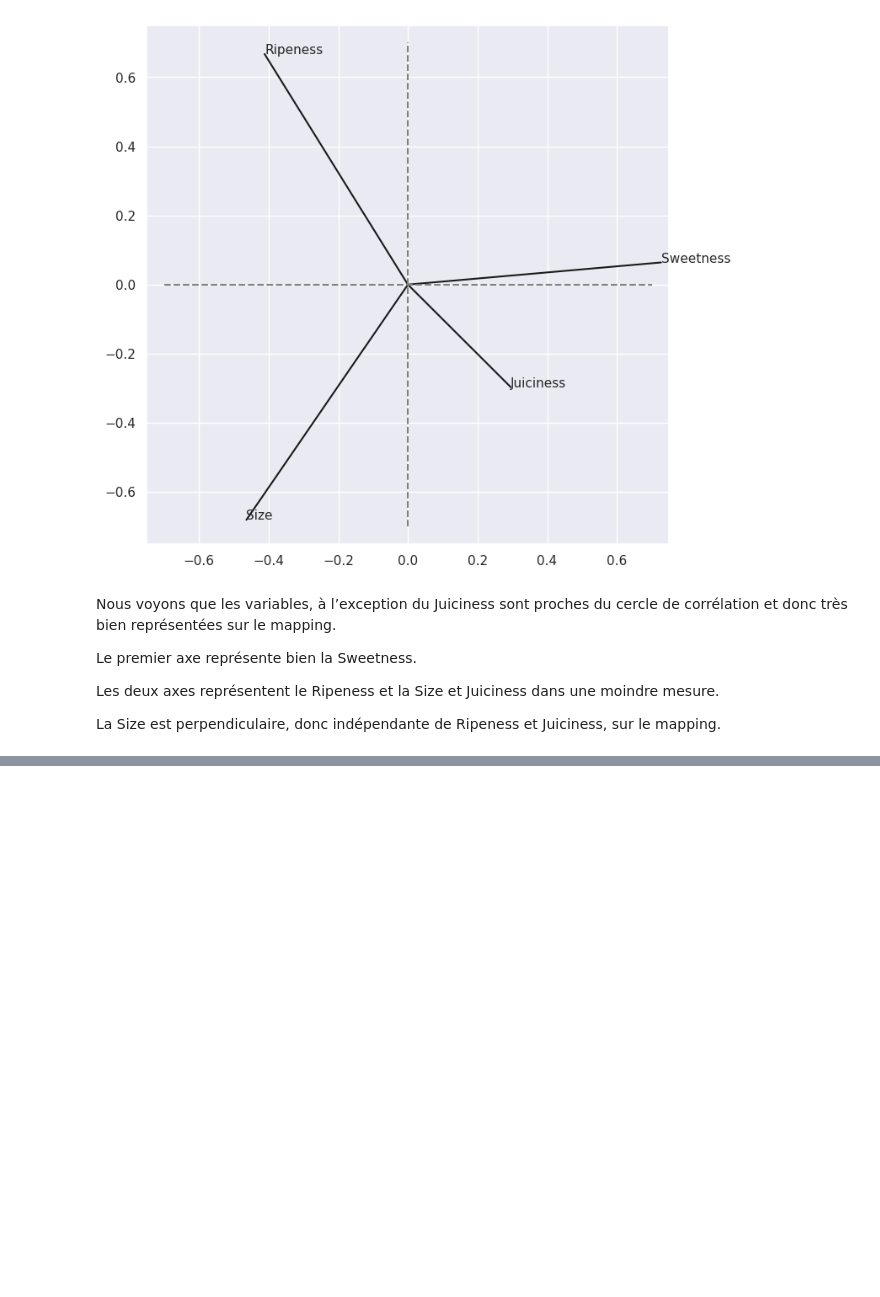
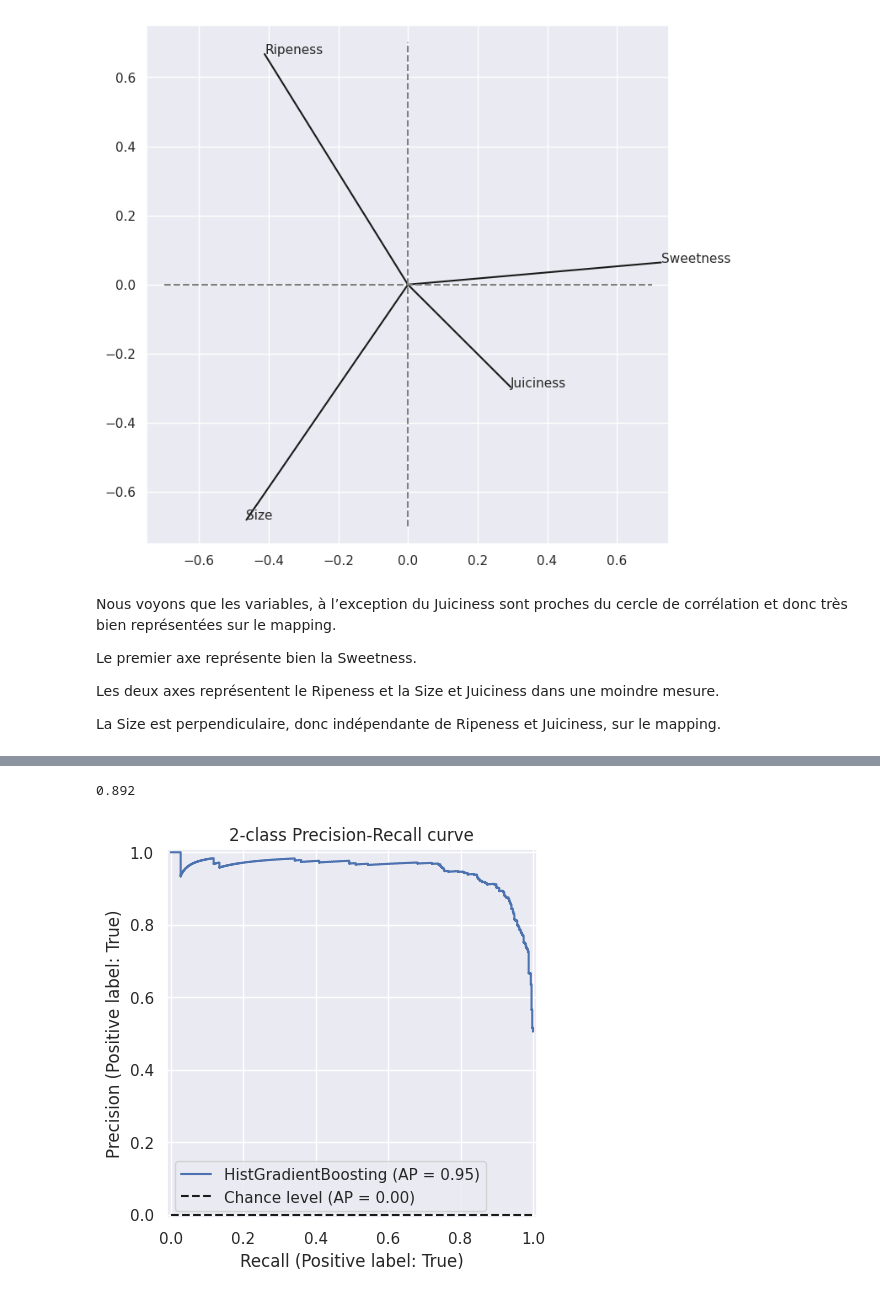
Before and after one commit to sha-cmd/Adam, a Jupyter notebook: notebook/machine_learning.ipynb, the cells around one changed output, grey strips where cells are left out. Saved outputs shown, nothing was run; the diff lists cells and outputs as text; code cells hidden in the pictures; blank space fills up the shorter version.

Commit message:
Test sur plusieurs algorithmes et ajout de métriques.

```diff
--- a/notebook/machine_learning.ipynb
+++ b/notebook/machine_learning.ipynb
@@ -261,3 +261,19 @@ Le premier axe représente bien la Sweetness.
 Les deux axes représentent le Ripeness et la Size et Juiciness dans une moindre mesure.
 
 La Size est perpendiculaire, donc indépendante de Ripeness et Juiciness, sur le mapping.
+# %%
+from sklearn.ensemble import HistGradientBoostingClassifier
+from sklearn.ensemble import GradientBoostingClassifier
+from sklearn.tree import DecisionTreeClassifier
+from sklearn.ensemble import BaggingClassifier
+from sklearn.ensemble import RandomForestClassifier
+from sklearn.model_selection import train_test_split
+
+X_train, X_test, y_train, y_test = train_test_split(X, y, random_state=42)
+models = {"GradientBoosting": GradientBoostingClassifier(),
+          "HistGradientBoosting": HistGradientBoostingClassifier(),
+          "Bagging(DecisionTree)": BaggingClassifier(DecisionTreeClassifier()),
+          "RandomForest": RandomForestClassifier()}
+for val, mod in models.items():
+    mod.fit(X_train, y_train)
+    print(val, " -> " ,mod.score(X_test, y_test))
@@ -331,9 +327,8 @@ clf.score(X_test, y_test)
 # %%
 # Modèle de base
-model_default = Pipeline([('reduce_dim', PCA()), ('clf', GradientBoostingClassifier())])
+model_default = Pipeline([('reduce_dim', PCA(7)), ('clf', HistGradientBoostingClassifier())])
 model_default.fit(X_train, y_train)
-model = Pipeline([('reduce_dim', PCA()), ('clf', GradientBoostingClassifier(learning_rate=0.75, max_depth=10,
-                                                                            min_samples_leaf=0.125, min_samples_split=9,
-                                                                            min_weight_fraction_leaf=0.125, random_state=42))])
+model = Pipeline([('reduce_dim', PCA(7)), ('clf', HistGradientBoostingClassifier(l2_regularization=0.3, max_depth=10,
+                                                                            random_state=42, min_samples_leaf=125))])
 model.fit(X_train, y_train)
 # %% [output]
@@ -352,0 +379,13 @@ model_default.score(X_test, y_test), model.score(X_test, y_test)
+# %%
+elf.score(X_test, y_test)
+# %% [output]
+0.892
+# %%
+from sklearn.metrics import PrecisionRecallDisplay
+
+display = PrecisionRecallDisplay.from_estimator(
+    model, X_test, y_test, name="HistGradientBoosting", plot_chance_level=True
+)
+_ = display.ax_.set_title("2-class Precision-Recall curve")
+# %% [output]
+[figure, added]
```
Also changed, not shown: parts of 14 cells of this notebook.
